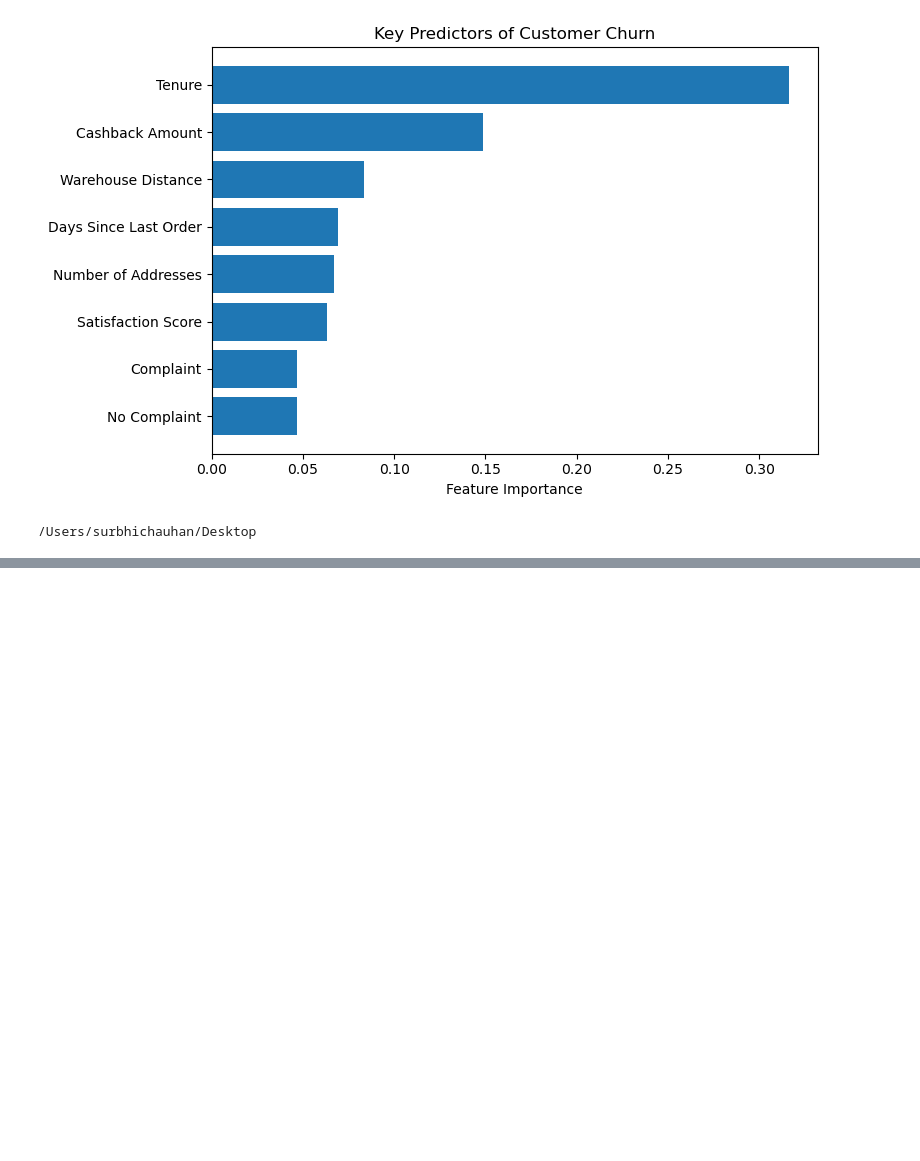
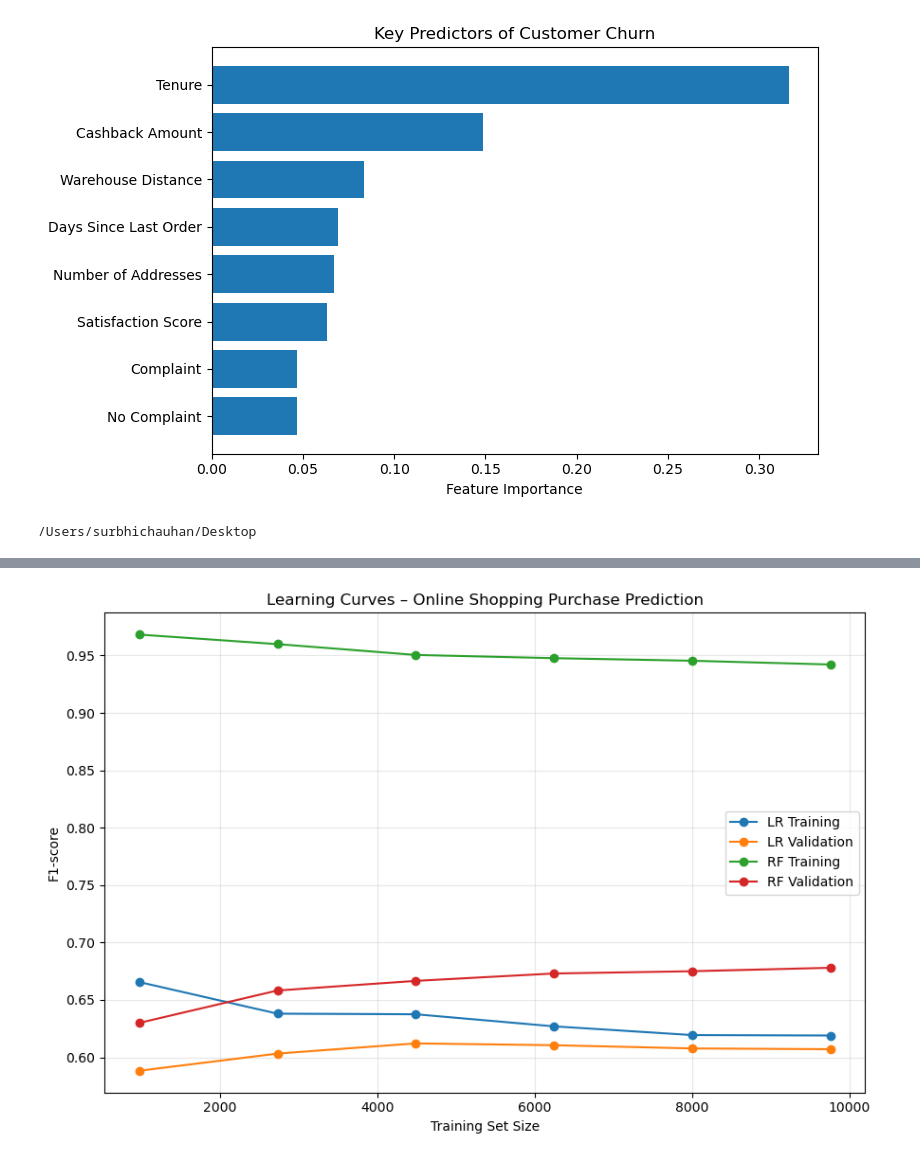
Before and after one commit to surbhi0410/ecommerce-customer-analytics, a Jupyter notebook: ecommerce_customer_analytics.ipynb, the cells around one changed output, grey strips where cells are left out. Drawn from its saved outputs; the diff is of its cells as text; code cells hidden in the pictures; blank space fills up the shorter version.

```diff
--- a/ecommerce_customer_analytics.ipynb
+++ b/ecommerce_customer_analytics.ipynb
@@ -871,0 +1119,47 @@ print([
+# %%
+plt.figure(figsize=(9, 6))
+
+plt.plot(
+    shopping_lr_curve["sizes"],
+    shopping_lr_curve["train_mean"],
+    marker="o",
+    label="LR Training"
+)
+
+plt.plot(
+    shopping_lr_curve["sizes"],
+    shopping_lr_curve["validation_mean"],
+    marker="o",
+    label="LR Validation"
+)
+
+plt.plot(
+    shopping_rf_curve["sizes"],
+    shopping_rf_curve["train_mean"],
+    marker="o",
+    label="RF Training"
+)
+
+plt.plot(
+    shopping_rf_curve["sizes"],
+    shopping_rf_curve["validation_mean"],
+    marker="o",
+    label="RF Validation"
+)
+
+plt.xlabel("Training Set Size")
+plt.ylabel("F1-score")
+plt.title("Learning Curves – Online Shopping Purchase Prediction")
+plt.legend()
+plt.grid(alpha=0.3)
+plt.tight_layout()
+
+plt.savefig(
+    "shopping_learning_curve.png",
+    dpi=300,
+    bbox_inches="tight"
+)
+
+plt.show()
+# %% [output]
+[figure, added]
```
Also changed, not shown: parts of 15 cells of this notebook.
